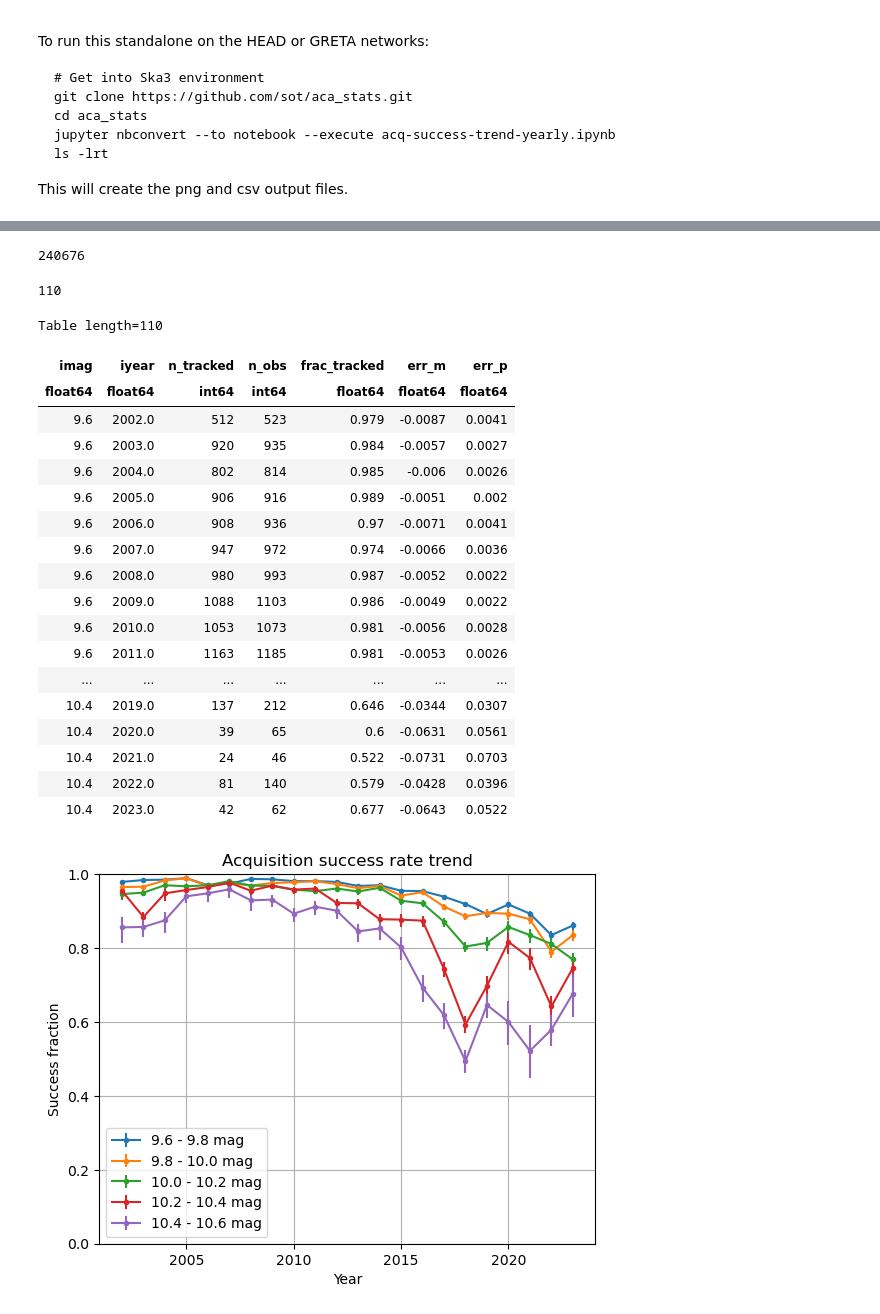
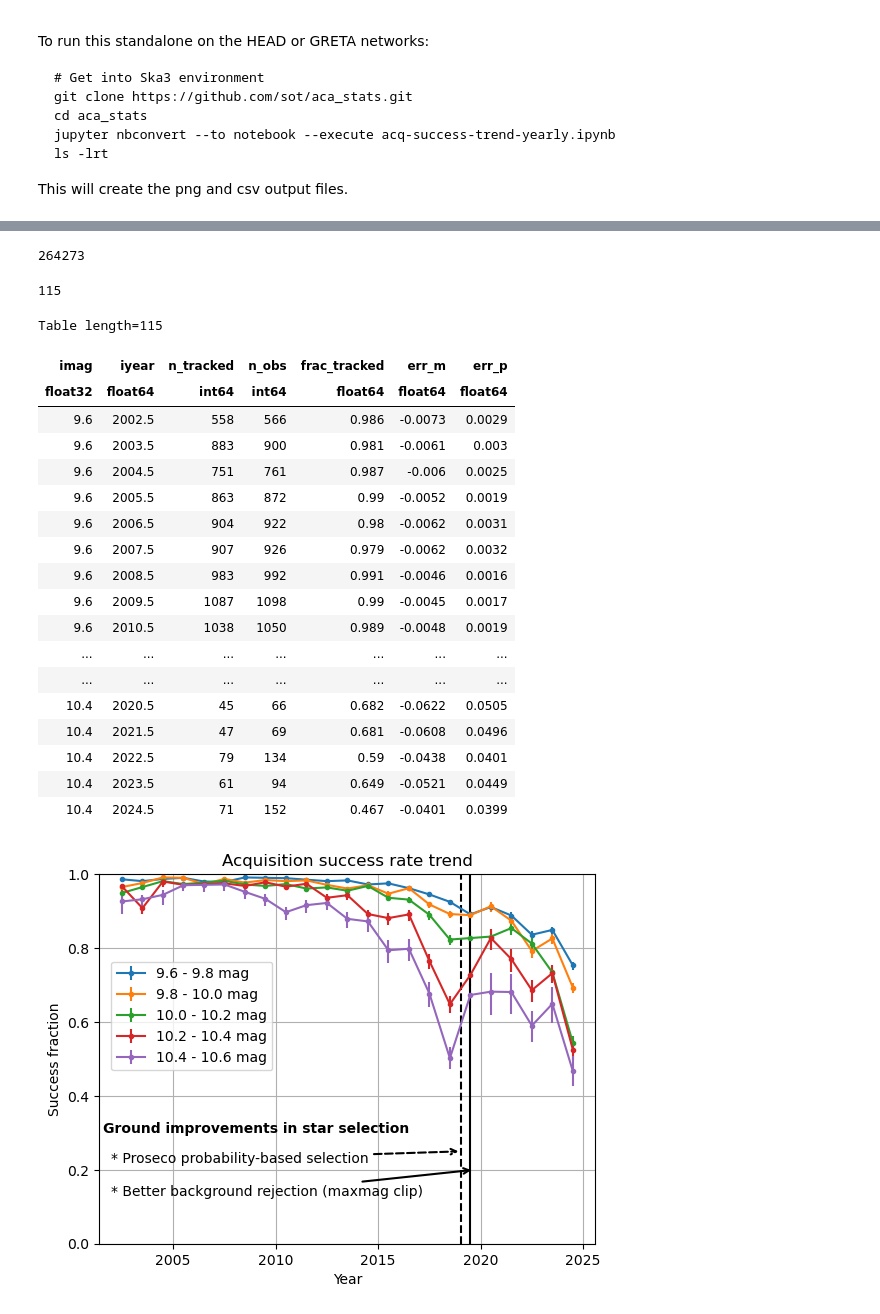
Before and after one commit to sot/aca_stats, a Jupyter notebook: acq-success-trend-yearly.ipynb, the cells around one changed output, grey strips where cells are left out. Cells and saved outputs as stored; diff of their text form; code cells hidden in the pictures.

Commit message:
Use agasc 1.8 mags for acq success plot

```diff
--- a/acq-success-trend-yearly.ipynb
+++ b/acq-success-trend-yearly.ipynb
@@ -33,3 +34,7 @@ obs_year = CxoTime(stats["guide_tstart"]).decimalyear
 if curr_year - curr_year_trunc < 0.5:
     obs_year = obs_year.clip(None, curr_year_trunc - 1)
 stats["iyear"] = np.trunc(obs_year)
+# %%
+# Update to use AGASC 1.8 mags
+stars = agasc.get_stars(stats["agasc_id"], agasc_file="agasc*")
+stats["mag"] = stars["MAG_ACA"]
@@ -58,7 +85,7 @@ len(sok)
 # %%
 n_match
 # %% [output]
-240676
+264273
 # %%
 sok["imag"] = np.trunc(sok["mag"] * 5) / 5
 # %%
@@ -66,7 +93,7 @@ sg = sok.group_by(keys=["imag", "iyear"])["imag", "iyear", "star_tracked"]
 # %%
 len(sg.groups)
 # %% [output]
-110
+115
 # %%
 rows = []
 for grp in sg.groups:
@@ -76,7 +103,7 @@ for grp in sg.groups:
     err_m, err_p = binom_ppf(n_tracked, n_obs, [0.16, 0.84]) - f_track
     row = (
         grp["imag"][0],
-        grp["iyear"][0],
+        grp["iyear"][0] + 0.5,
         n_tracked,
         n_obs,
         f_track.round(3),
@@ -91,50 +118,81 @@ sga = Table(
 # %%
 sga
 # %% [output]
-Table length=110
+Table length=115
 | imag | iyear | n_tracked | n_obs | frac_tracked | err_m | err_p |
-| float64 | float64 | int64 | int64 | float64 | float64 | float64 |
-| 9.6 | 2002.0 | 512 | 523 | 0.979 | -0.0087 | 0.0041 |
-| 9.6 | 2003.0 | 920 | 935 | 0.984 | -0.0057 | 0.0027 |
-| 9.6 | 2004.0 | 802 | 814 | 0.985 | -0.006 | 0.0026 |
-| 9.6 | 2005.0 | 906 | 916 | 0.989 | -0.0051 | 0.002 |
-| 9.6 | 2006.0 | 908 | 936 | 0.97 | -0.0071 | 0.0041 |
-| 9.6 | 2007.0 | 947 | 972 | 0.974 | -0.0066 | 0.0036 |
-| 9.6 | 2008.0 | 980 | 993 | 0.987 | -0.0052 | 0.0022 |
-| 9.6 | 2009.0 | 1088 | 1103 | 0.986 | -0.0049 | 0.0022 |
-| 9.6 | 2010.0 | 1053 | 1073 | 0.981 | -0.0056 | 0.0028 |
-| 9.6 | 2011.0 | 1163 | 1185 | 0.981 | -0.0053 | 0.0026 |
+| float32 | float64 | int64 | int64 | float64 | float64 | float64 |
+| 9.6 | 2002.5 | 558 | 566 | 0.986 | -0.0073 | 0.0029 |
+| 9.6 | 2003.5 | 883 | 900 | 0.981 | -0.0061 | 0.003 |
+| 9.6 | 2004.5 | 751 | 761 | 0.987 | -0.006 | 0.0025 |
+| 9.6 | 2005.5 | 863 | 872 | 0.99 | -0.0052 | 0.0019 |
+| 9.6 | 2006.5 | 904 | 922 | 0.98 | -0.0062 | 0.0031 |
+| 9.6 | 2007.5 | 907 | 926 | 0.979 | -0.0062 | 0.0032 |
+| 9.6 | 2008.5 | 983 | 992 | 0.991 | -0.0046 | 0.0016 |
+| 9.6 | 2009.5 | 1087 | 1098 | 0.99 | -0.0045 | 0.0017 |
+| 9.6 | 2010.5 | 1038 | 1050 | 0.989 | -0.0048 | 0.0019 |
 | ... | ... | ... | ... | ... | ... | ... |
-| 10.4 | 2019.0 | 137 | 212 | 0.646 | -0.0344 | 0.0307 |
-| 10.4 | 2020.0 | 39 | 65 | 0.6 | -0.0631 | 0.0561 |
-| 10.4 | 2021.0 | 24 | 46 | 0.522 | -0.0731 | 0.0703 |
-| 10.4 | 2022.0 | 81 | 140 | 0.579 | -0.0428 | 0.0396 |
-| 10.4 | 2023.0 | 42 | 62 | 0.677 | -0.0643 | 0.0522 |
+| ... | ... | ... | ... | ... | ... | ... |
+| 10.4 | 2020.5 | 45 | 66 | 0.682 | -0.0622 | 0.0505 |
+| 10.4 | 2021.5 | 47 | 69 | 0.681 | -0.0608 | 0.0496 |
+| 10.4 | 2022.5 | 79 | 134 | 0.59 | -0.0438 | 0.0401 |
+| 10.4 | 2023.5 | 61 | 94 | 0.649 | -0.0521 | 0.0449 |
+| 10.4 | 2024.5 | 71 | 152 | 0.467 | -0.0401 | 0.0399 |
 # %%
 # The mean of the star_tracked 0's and 1's is the tracking fraction.
 # sga = sg.groups.aggregate(np.mean)
+# %%
+proseco_time = CxoTime("2019:021")
+maxmag_clip = CxoTime("2019:175")
 # %%
 # Make the plot
 fig, ax = plt.subplots()
 imags = sorted(set(sga["imag"]))
 for imag in imags:
     ok = sga["imag"] == imag
     ax.errorbar(
         sga["iyear"][ok],
         sga["frac_tracked"][ok],
         yerr=[-sga["err_m"][ok], sga["err_p"][ok]],
         fmt="-o",
         ms=3,
         label=f"{imag:.1f} - {imag+0.2:.1f} mag",
     )
-ax.legend()
+ax.legend(loc="lower left", bbox_to_anchor=(0.01, 0.45))
 ax.grid()
 ax.set_title("Acquisition success rate trend")
 ax.set_ylabel("Success fraction")
 ax.set_xlabel("Year")
 ax.set_ylim(0, 1)
+
+ax.axvline(
+    proseco_time.frac_year, color='k', linestyle='--', label='Proseco time')
+ax.axvline(
+    maxmag_clip.frac_year, color='k', linestyle='-', label='Maxmag clip time')
+
+ax.annotate("Ground improvements in star selection",
+            xy=(proseco_time.frac_year, 0.3),
+            xytext=(proseco_time.frac_year - 17.5, 0.30),
+            fontweight='bold')
+
+# First arrow for "proseco probability-based selection"
+ax.annotate(
+    "* Proseco probability-based selection",
+    xy=(proseco_time.frac_year, 0.25),  # Arrow points to this location
+    xytext=(proseco_time.frac_year - 17.1, 0.22),  # Text location
+    arrowprops=dict(arrowstyle="->", lw=1.5, linestyle='dashed'),
+)
+
+# Second arrow for "better background rejection (maxmag clip)"
+ax.annotate(
+    "* Better background rejection (maxmag clip)",
+    xy=(maxmag_clip.frac_year + .2, 0.20),  # Arrow points to this location
+    xytext=(maxmag_clip.frac_year - 17.5, 0.13),  # Text location
+    arrowprops=dict(arrowstyle="->", lw=1.5, linestyle='solid'),
+)
+
+
 plt.savefig("acq_success_yearly.png", dpi=150)
 # %% [output]
-[figure, old version]
+[figure, new version]
 # %%
 sga.write("acq_success_yearly.csv", overwrite=True)
```
Also changed, not shown: parts of 6 cells of this notebook.
